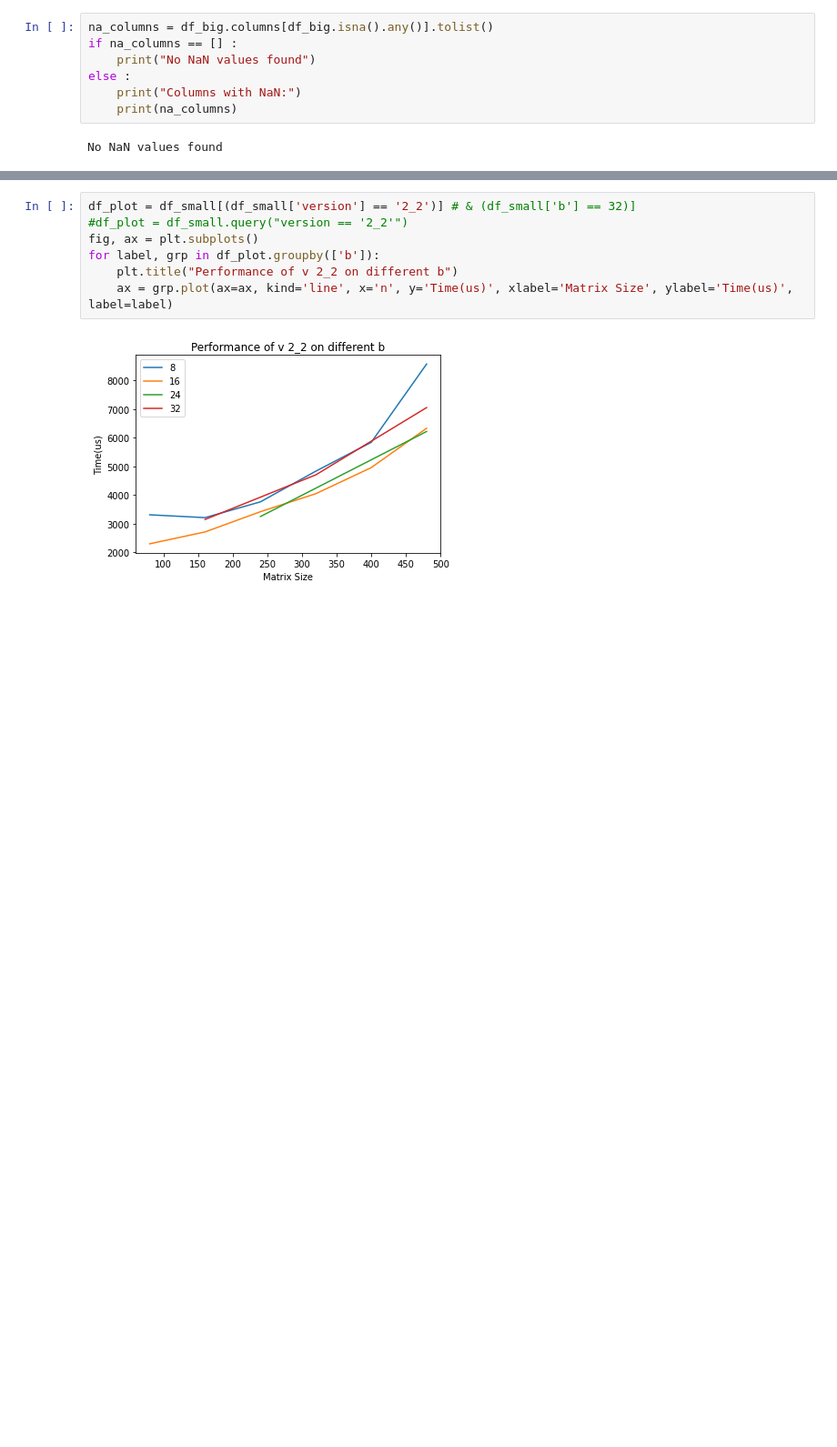
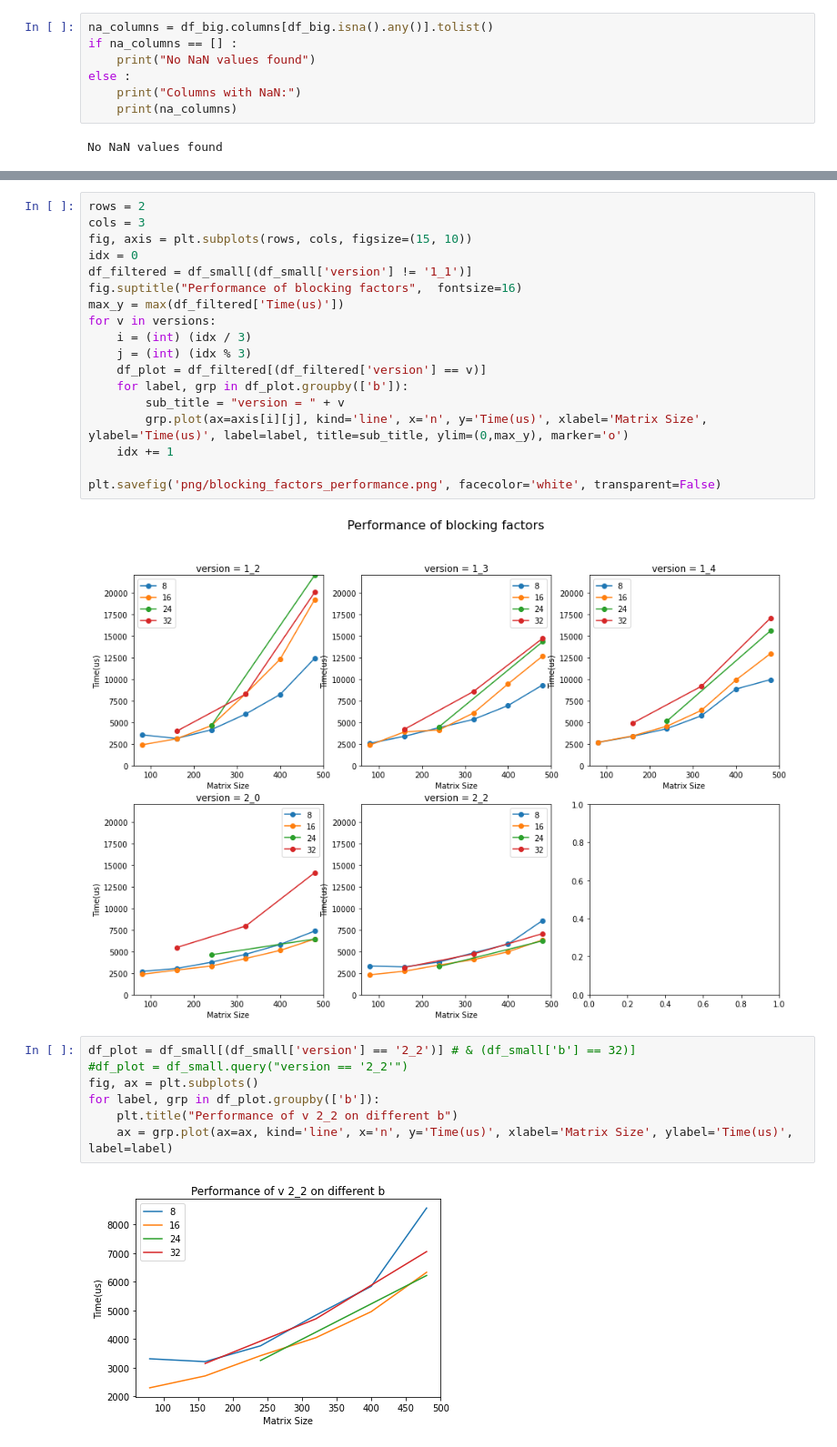
Before and after one commit to zucchi99/Blocked-AllPairsShortestPath, a Jupyter notebook: performance_analysis.ipynb, the cells around one changed output, grey strips where cells are left out. Shown at 91% size. Drawn from its saved outputs; the diff is of its cells as text; blank space fills up the shorter version.

```diff
--- a/performance_analysis.ipynb
+++ b/performance_analysis.ipynb
@@ -149,3 +158,23 @@ plt.savefig('png/performance.png', facecolor='white', transparent=False)
+# %%
+rows = 2
+cols = 3
+fig, axis = plt.subplots(rows, cols, figsize=(15, 10))
+idx = 0
+df_filtered = df_small[(df_small['version'] != '1_1')]
+fig.suptitle("Performance of blocking factors",  fontsize=16)
+max_y = max(df_filtered['Time(us)'])
+for v in versions:
+    i = (int) (idx / 3)
+    j = (int) (idx % 3)
+    df_plot = df_filtered[(df_filtered['version'] == v)]
+    for label, grp in df_plot.groupby(['b']):
+        sub_title = "version = " + v
+        grp.plot(ax=axis[i][j], kind='line', x='n', y='Time(us)', xlabel='Matrix Size', ylabel='Time(us)', label=label, title=sub_title, ylim=(0,max_y), marker='o')
+    idx += 1
+
+plt.savefig('png/blocking_factors_performance.png', facecolor='white', transparent=False)
+# %% [output]
+[figure, added]
 # %%
 df_plot = df_small[(df_small['version'] == '2_2')] # & (df_small['b'] == 32)]
 #df_plot = df_small.query("version == '2_2'")
```
Also changed, not shown: parts of 2 cells of this notebook, 3 other files.
